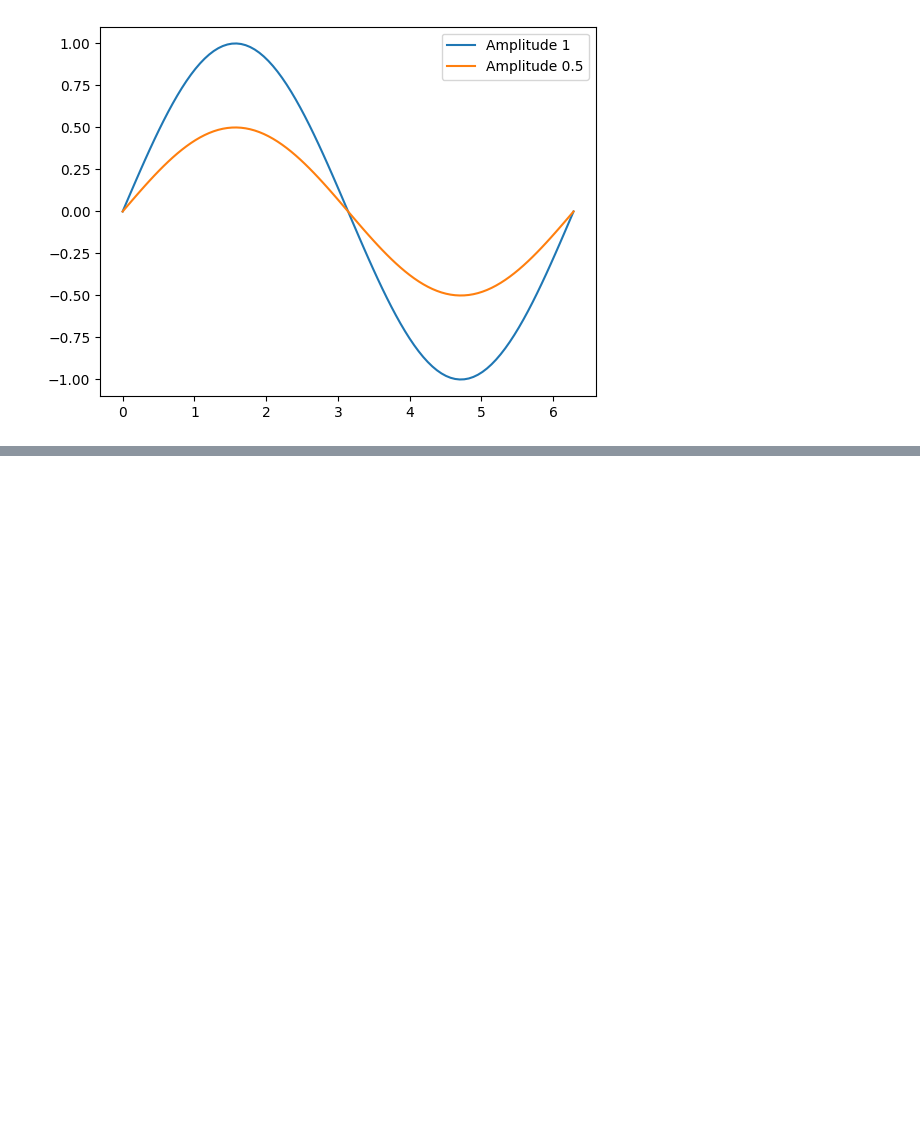
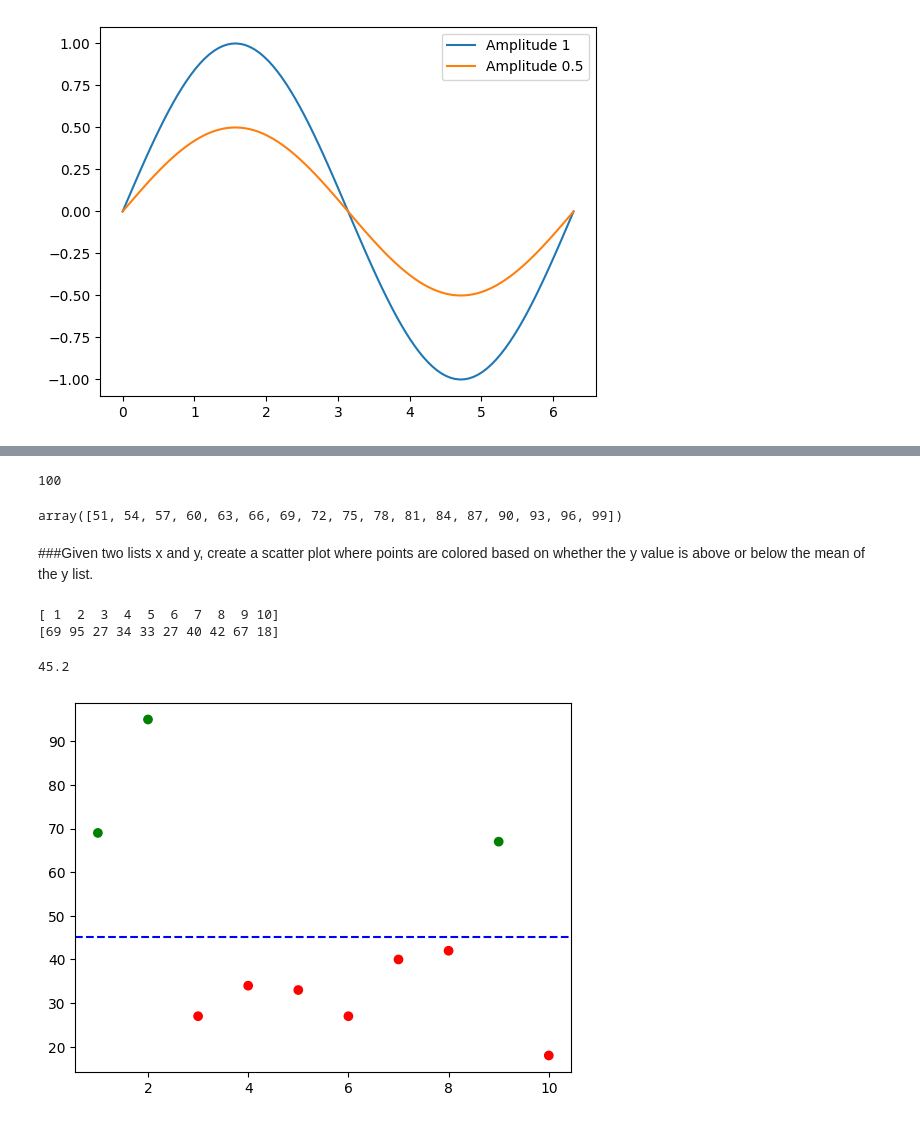
Before and after one commit to KPorus/machine-learning-and-python, a Jupyter notebook: practice_problem.ipynb, the cells around one changed output, grey strips where cells are left out. Drawn from its saved outputs; the diff is of its cells as text; code cells hidden in the pictures; blank space fills up the shorter version.

```diff
--- a/practice_problem.ipynb
+++ b/practice_problem.ipynb
@@ -270,0 +327,9 @@ plt.show()
+# %%
+len(arr)
+# %% [output]
+100
+# %%
+res = arr[(arr%3==0) & (arr>50)]
+res
+# %% [output]
+array([51, 54, 57, 60, 63, 66, 69, 72, 75, 78, 81, 84, 87, 90, 93, 96, 99])
@@ -270,0 +339,25 @@ plt.show()
+# %% [markdown]
+###Given two lists x and y, create a scatter plot where points are colored based on whether the y value is above or below the mean of the y list.
+# %%
+import matplotlib.pyplot as plt
+import numpy as np
+
+x = np.arange(1,11)
+y = np.random.randint(10,101, 10)
+print(x)
+print(y)
+# %% [output]
+[ 1  2  3  4  5  6  7  8  9 10]
+[69 95 27 34 33 27 40 42 67 18]
+# %%
+means_y= np.mean(y)
+means_y
+# %% [output]
+45.2
+# %%
+colors = ['green' if yi > means_y else 'red' for yi in y]
+plt.scatter(x, y, c=colors)
+plt.axhline(means_y, color='blue', linestyle='--', label='Mean of y')
+plt.show()
+# %% [output]
+[figure, added]
```
Also changed, not shown: parts of 11 cells of this notebook.
